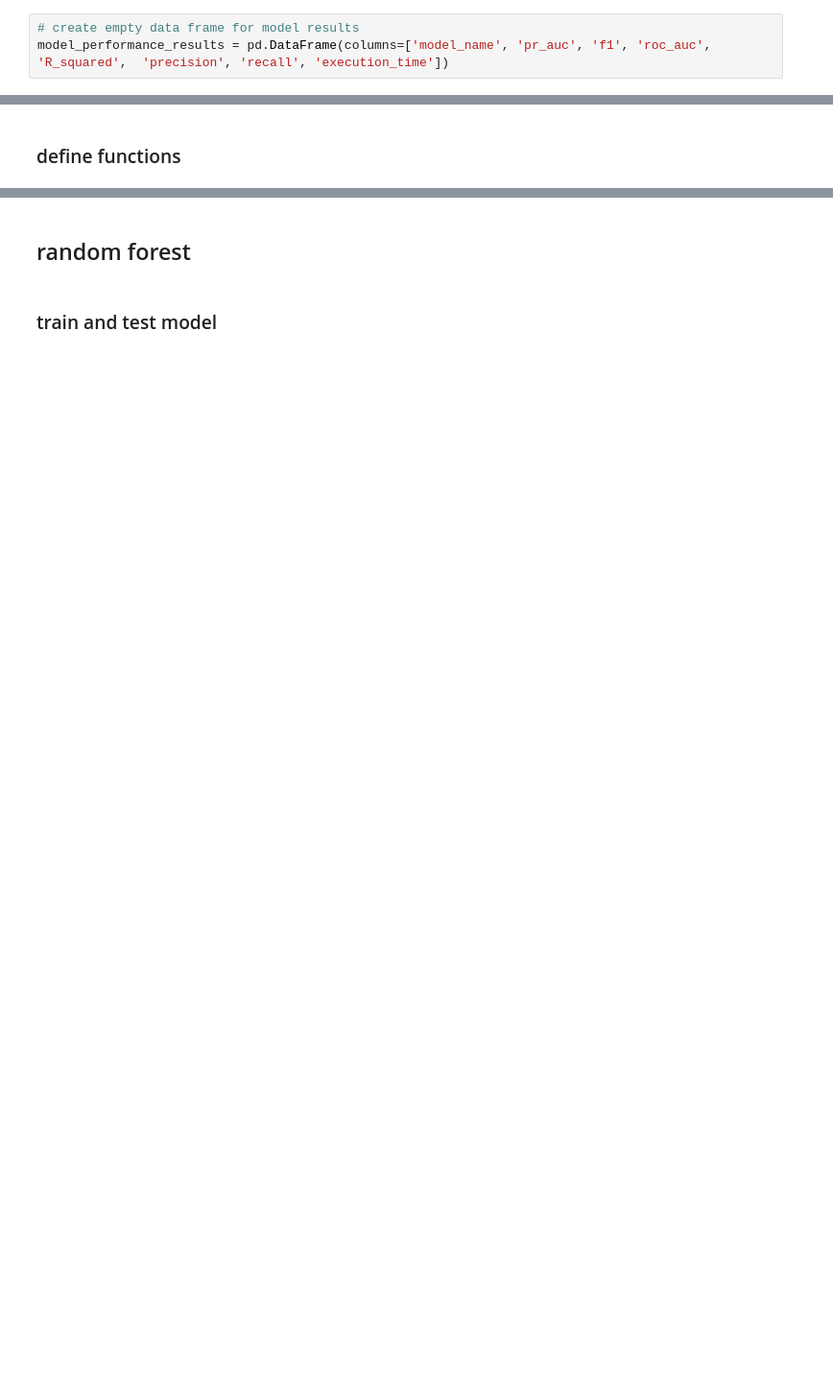
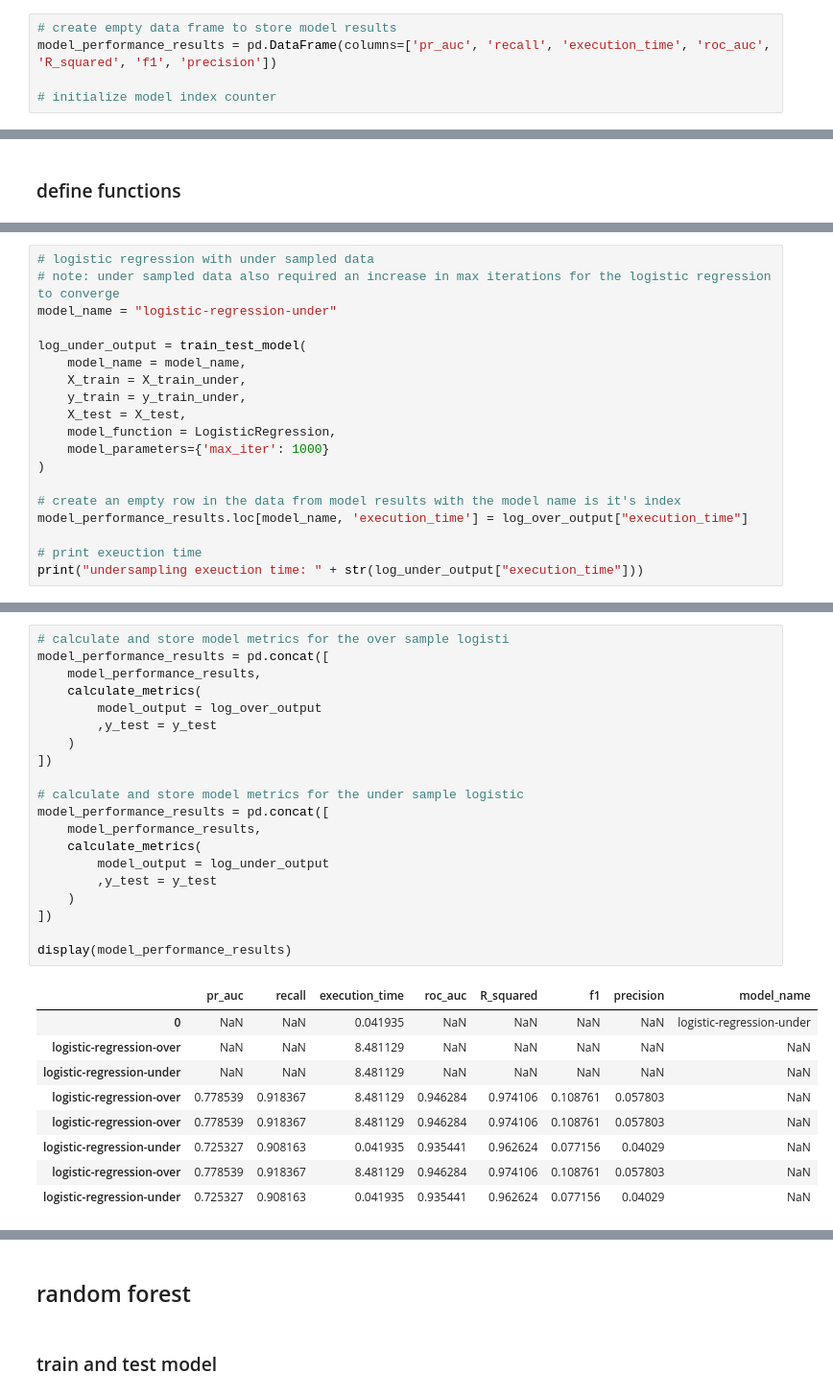
Before and after one commit to x81k25/fraud-detection, a Jupyter notebook: notebooks/03-classifiction.ipynb, the cells around one changed output, grey strips where cells are left out. Shown: that part at 96% size. Saved outputs shown, nothing was run; the diff lists cells and outputs as text; blank space fills up the shorter version.

Commit message:
updating classifications models

```diff
--- a/notebooks/03-classifiction.ipynb
+++ b/notebooks/03-classifiction.ipynb
@@ -41,3 +53,5 @@ display(cc)
 # %%
-# create empty data frame for model results
-model_performance_results = pd.DataFrame(columns=['model_name', 'pr_auc', 'f1', 'roc_auc', 'R_squared',  'precision', 'recall', 'execution_time'])
+# create empty data frame to store model results
+model_performance_results = pd.DataFrame(columns=['pr_auc', 'recall', 'execution_time', 'roc_auc', 'R_squared', 'f1', 'precision'])
+
+# initialize model index counter
@@ -112,0 +254,19 @@ def display_record_performance(model_performance_results, model_index, model, X_
+# %%
+# logistic regression with under sampled data
+# note: under sampled data also required an increase in max iterations for the logistic regression to converge
+model_name = "logistic-regression-under"
+
+log_under_output = train_test_model(
+    model_name = model_name,
+    X_train = X_train_under,
+    y_train = y_train_under,
+    X_test = X_test,
+    model_function = LogisticRegression,
+    model_parameters={'max_iter': 1000}
+)
+
+# create an empty row in the data from model results with the model name is it's index
+model_performance_results.loc[model_name, 'execution_time'] = log_over_output["execution_time"]
+
+# print exeuction time
+print("undersampling exeuction time: " + str(log_under_output["execution_time"]))
@@ -113 +277,31 @@ def display_record_performance(model_performance_results, model_index, model, X_
+# %%
+# calculate and store model metrics for the over sample logisti
+model_performance_results = pd.concat([
+    model_performance_results,
+    calculate_metrics(
+        model_output = log_over_output
+        ,y_test = y_test
+    )
+])
+
+# calculate and store model metrics for the under sample logistic
+model_performance_results = pd.concat([
+    model_performance_results,
+    calculate_metrics(
+        model_output = log_under_output
+        ,y_test = y_test
+    )
+])
+
+display(model_performance_results)
+# %% [output]
+|  | pr_auc | recall | execution_time | roc_auc | R_squared | f1 | precision | model_name |
+| 0 | NaN | NaN | 0.041935 | NaN | NaN | NaN | NaN | logistic-regression-under |
+| logistic-regression-over | NaN | NaN | 8.481129 | NaN | NaN | NaN | NaN | NaN |
+| logistic-regression-under | NaN | NaN | 8.481129 | NaN | NaN | NaN | NaN | NaN |
+| logistic-regression-over | 0.778539 | 0.918367 | 8.481129 | 0.946284 | 0.974106 | 0.108761 | 0.057803 | NaN |
+| logistic-regression-over | 0.778539 | 0.918367 | 8.481129 | 0.946284 | 0.974106 | 0.108761 | 0.057803 | NaN |
+| logistic-regression-under | 0.725327 | 0.908163 | 0.041935 | 0.935441 | 0.962624 | 0.077156 | 0.04029 | NaN |
+| logistic-regression-over | 0.778539 | 0.918367 | 8.481129 | 0.946284 | 0.974106 | 0.108761 | 0.057803 | NaN |
+| logistic-regression-under | 0.725327 | 0.908163 | 0.041935 | 0.935441 | 0.962624 | 0.077156 | 0.04029 | NaN |
 # %% [markdown]
```
Also changed, not shown: parts of 46 cells of this notebook.
